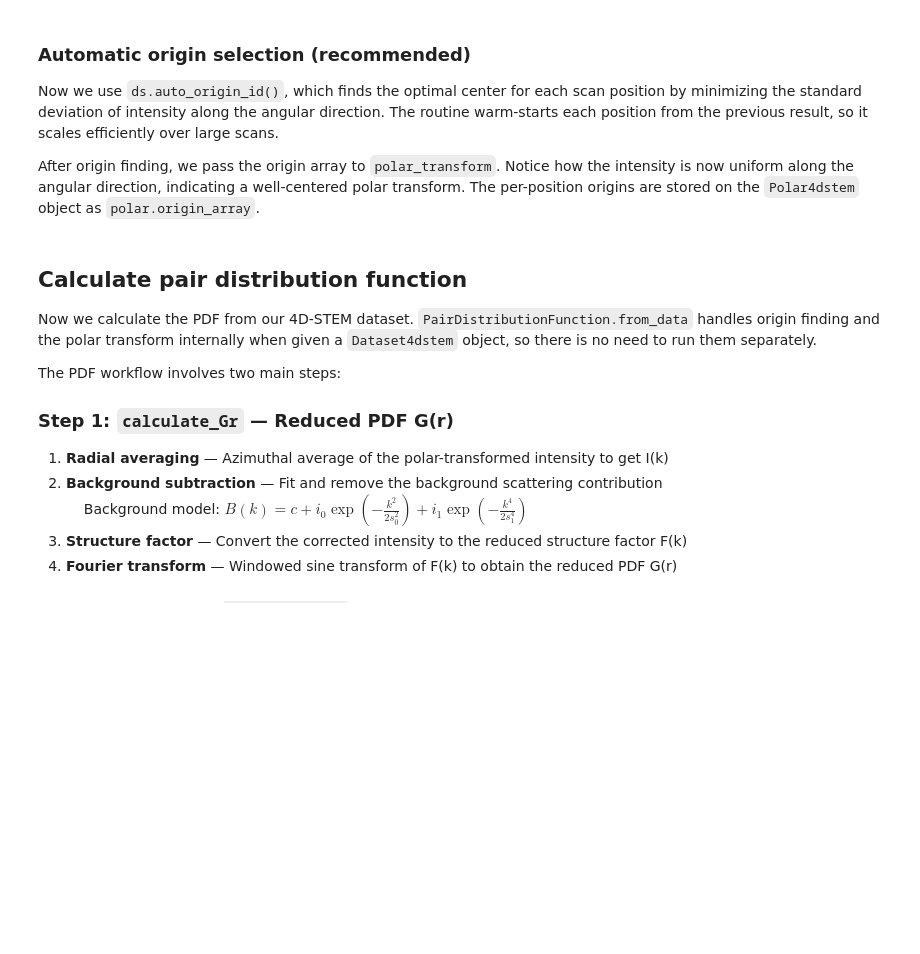
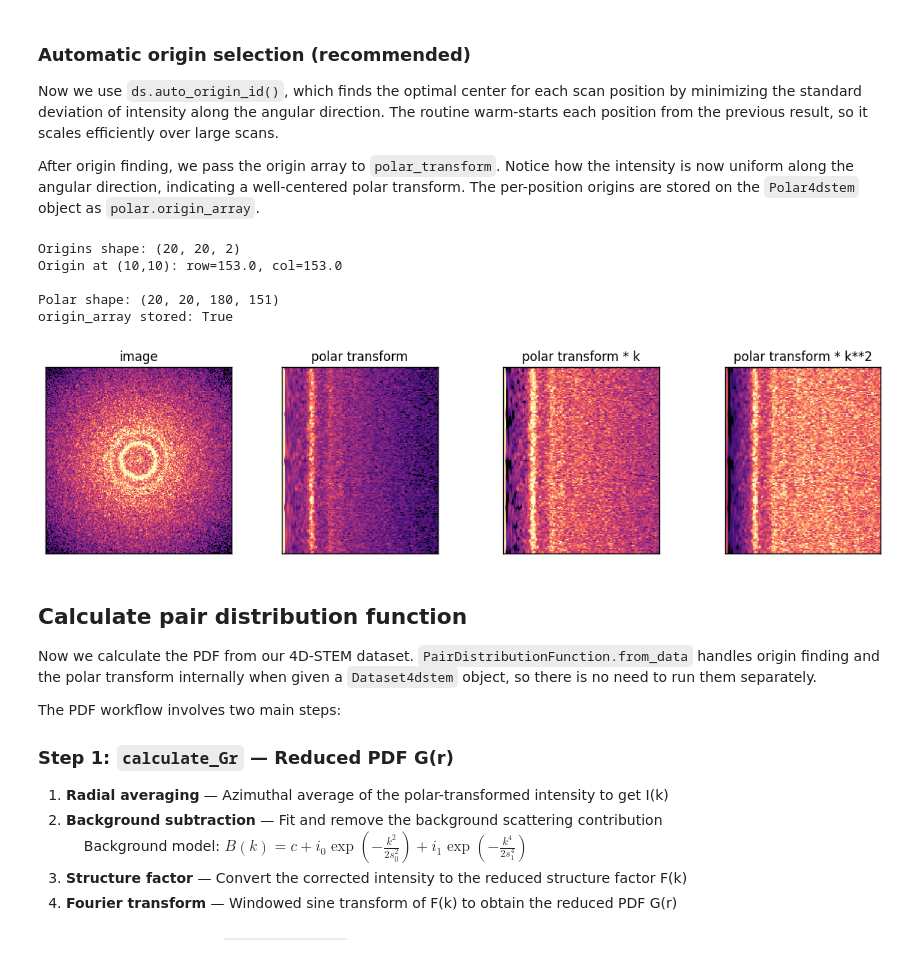
Before and after one commit to ehrhardtkm/quantem-tutorials, a Jupyter notebook: notebooks/diffraction/PDFanalysis_simulatedTa.ipynb, the cells around one changed output. Saved outputs shown, nothing was run; the diff lists cells and outputs as text; code cells hidden in the pictures; blank space fills up the shorter version.

```diff
--- a/notebooks/diffraction/PDFanalysis_simulatedTa.ipynb
+++ b/notebooks/diffraction/PDFanalysis_simulatedTa.ipynb
@@ -42,6 +43,6 @@ url_4dstem = "https://drive.google.com/file/d/1w7bO1ex0aN6okp-XdKWs_6ECU8kScPUA/
 url_rdf = "https://drive.google.com/file/d/1ELkurL7jGlaCvGZJCGOhDpMbHj1aX_zz/view"  # Update this URL
 
 # Set paths to downloaded file locations
-file_path = Path("../../data/Ta_sim_binned.zip")
-file_rdf = Path("../../data/Ta_sim_rdf.npz")
+file_path = Path("/path/to/Ta_sim_binned.zip")
+file_rdf = Path("/path/to/Ta_sim_rdf.npz")
 # %%
@@ -104,39 +121,46 @@ Now we use `ds.auto_origin_id()`, which finds the optimal center for each scan p
 After origin finding, we pass the origin array to `polar_transform`. Notice how the intensity is now uniform along the angular direction, indicating a well-centered polar transform. The per-position origins are stored on the `Polar4dstem` object as `polar.origin_array`.
 # %%
 # Find optimal diffraction center for each scan position
-origins = ds.auto_origin_id()
+origins = auto_origin_id(ds)
 print(f"Origins shape: {origins.shape}")
 print(f"Origin at (10,10): row={origins[10,10,0]:.1f}, col={origins[10,10,1]:.1f}")
 # Apply polar transform with optimized origins
-polar = ds.polar_transform(origin_array=origins)
+polar = polar_transform(ds, origin_array=origins)
 polar.sampling[3] = 0.01488
 # The per-position origins are stored on the Polar4dstem object
 print(f"\nPolar shape: {polar.shape}")
 print(f"origin_array stored: {polar.origin_array is not None}")
 
 xind, yind = 10, 10
 # radial bin centers in pixels
 r_bins = np.arange(polar.shape[3], dtype=float)
 em.visualization.show_2d(
     [
         ds.array[xind, yind],
         polar.array[xind, yind],
         polar.array[xind, yind] * r_bins[None, :],
         polar.array[xind, yind] * r_bins[None, :] ** 2,
     ],
     vmin=0,
     norm={
         'power': 0.25,
     },
     title=[
         'image',
         'polar transform',
         'polar transform * k',
         'polar transform * k**2',
     ],
     cmap='magma',
     axsize=(3, 3),
 );
+# %% [output]
+Origins shape: (20, 20, 2)
+Origin at (10,10): row=153.0, col=153.0
+
+Polar shape: (20, 20, 180, 151)
+origin_array stored: True
+[figure, added]
 # %% [markdown]
 ## Calculate pair distribution function
 
```
Also changed, not shown: parts of 8 cells of this notebook, 1 other file.
